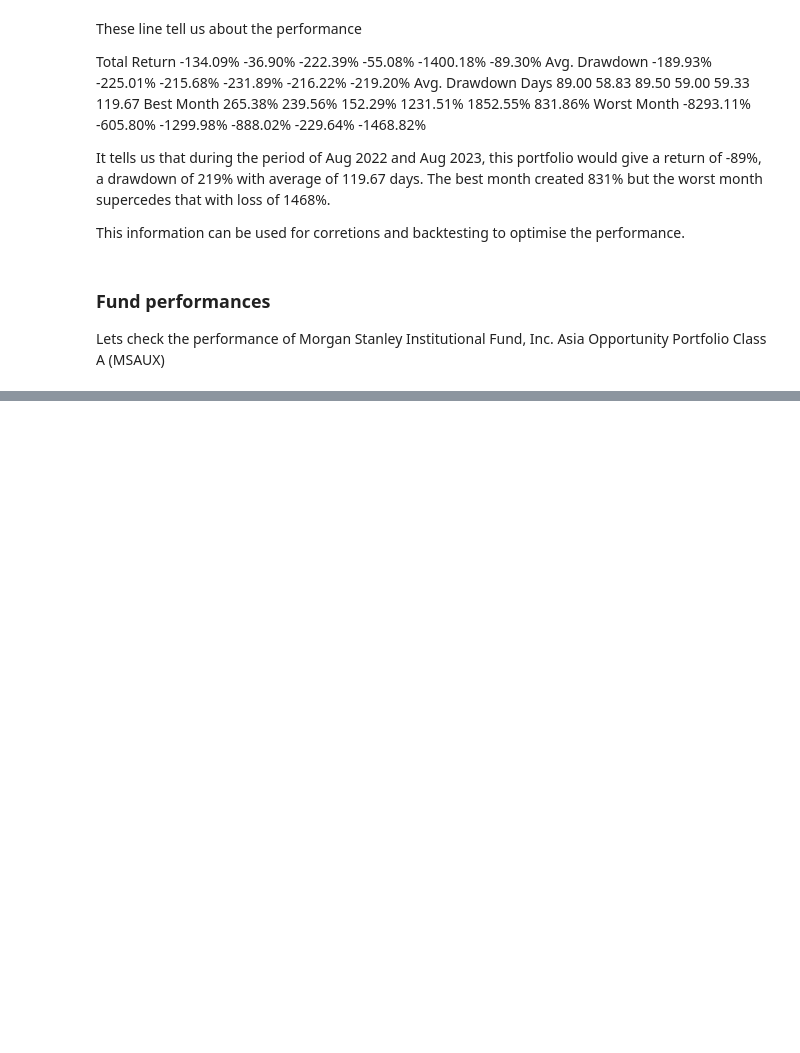
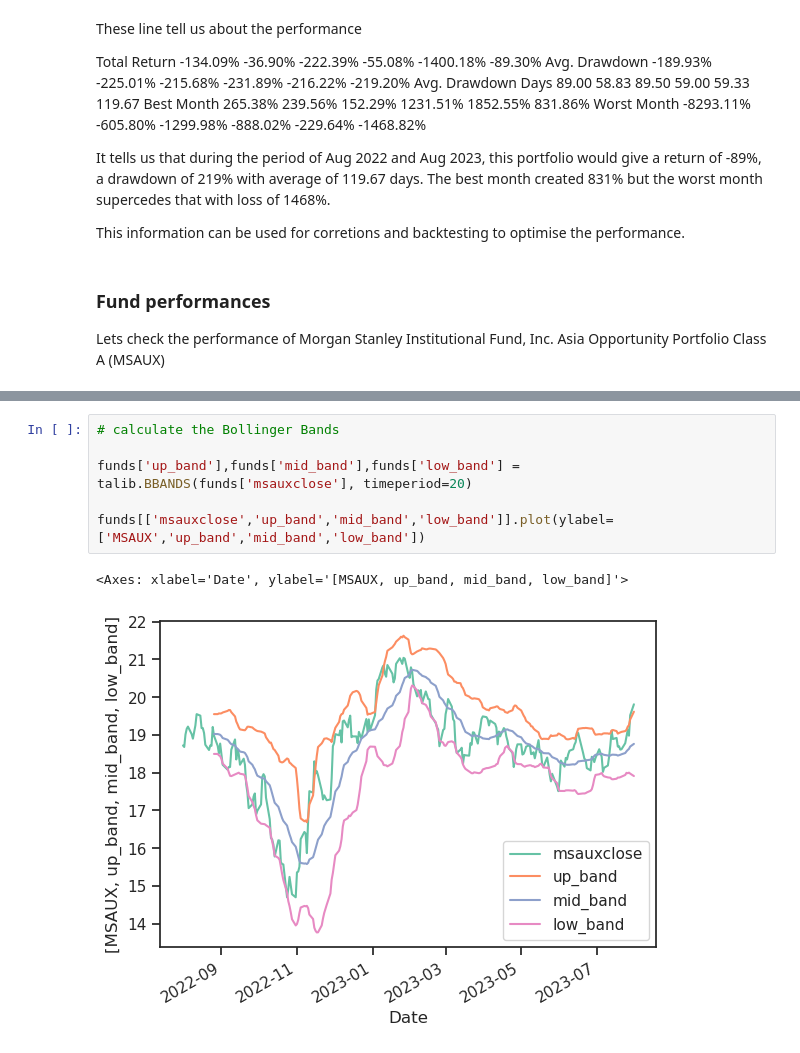
Before and after one commit to ansingh16/risk-management, a Jupyter notebook: VAR.ipynb, the cells around one changed output, grey strips where cells are left out. Cells and saved outputs as stored; diff of their text form; blank space fills up the shorter version.

```diff
--- a/VAR.ipynb
+++ b/VAR.ipynb
@@ -354,0 +334,9 @@ Level 1.0: The data does not follow a normal distribution.
+# %%
+# calculate the Bollinger Bands
+
+funds['up_band'],funds['mid_band'],funds['low_band'] = talib.BBANDS(funds['msauxclose'], timeperiod=20)
+
+funds[['msauxclose','up_band','mid_band','low_band']].plot(ylabel=['MSAUX','up_band','mid_band','low_band'])
+# %% [output]
+<Axes: xlabel='Date', ylabel='[MSAUX, up_band, mid_band, low_band]'>
+[figure, added]
```
Also changed, not shown: parts of 21 cells of this notebook.
